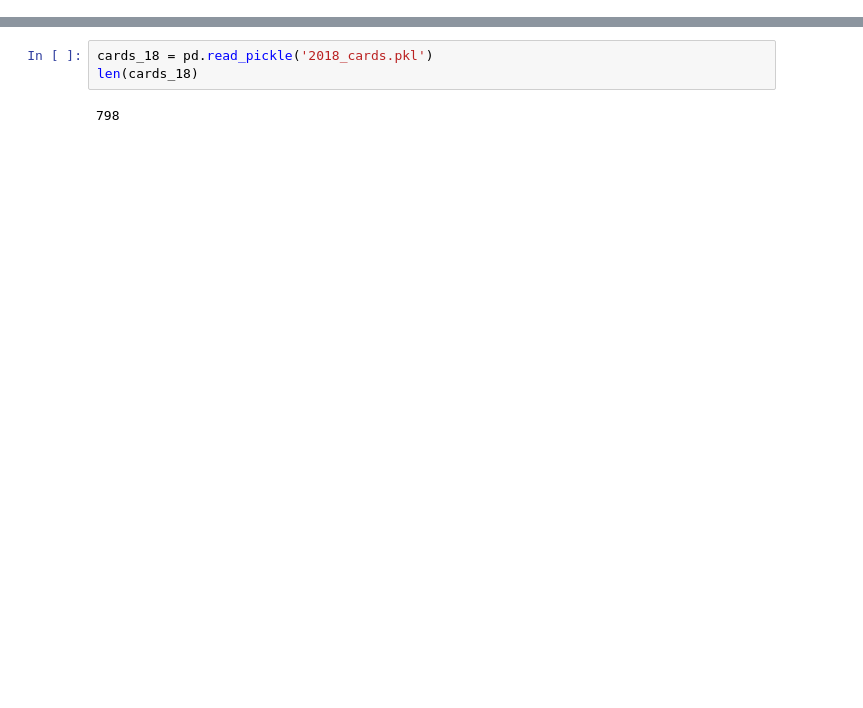
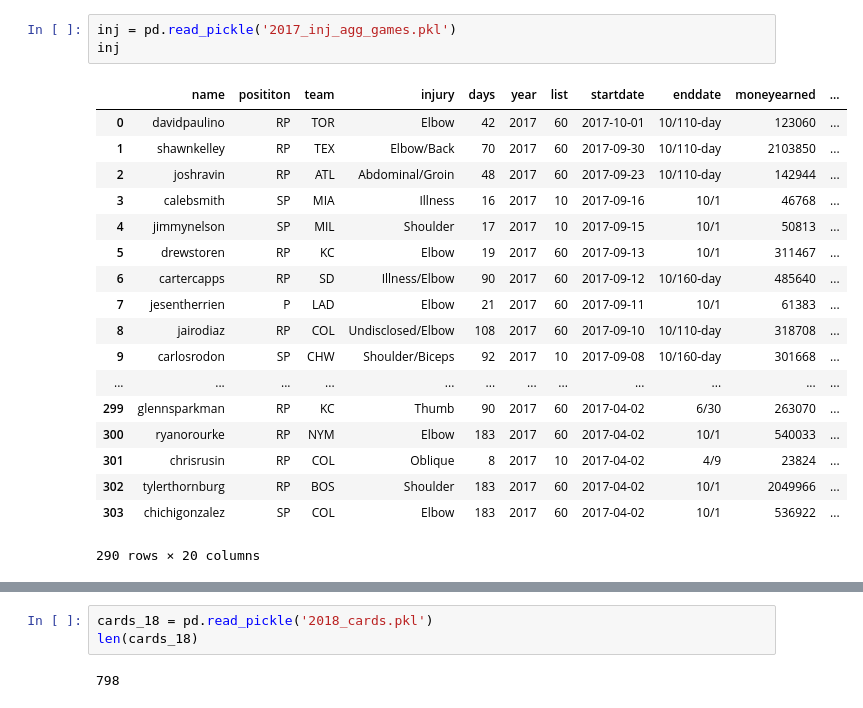
Before and after one commit to t-phill/mlb_injuries, a Jupyter notebook: pickles/pickles.ipynb, the cells around one changed output, grey strips where cells are left out. Drawn from its saved outputs; the diff is of its cells as text; blank space fills up the shorter version.

```diff
--- a/pickles/pickles.ipynb
+++ b/pickles/pickles.ipynb
@@ -7,0 +42,22 @@ pd.set_option('display.max_columns', 500)
+# %%
+inj = pd.read_pickle('2017_inj_agg_games.pkl')
+inj
+# %% [output]
+|  | name | posititon | team | injury | days | year | list | startdate | enddate | moneyearned | ... |
+| 0 | davidpaulino | RP | TOR | Elbow | 42 | 2017 | 60 | 2017-10-01 | 10/110-day | 123060 | ... |
+| 1 | shawnkelley | RP | TEX | Elbow/Back | 70 | 2017 | 60 | 2017-09-30 | 10/110-day | 2103850 | ... |
+| 2 | joshravin | RP | ATL | Abdominal/Groin | 48 | 2017 | 60 | 2017-09-23 | 10/110-day | 142944 | ... |
+| 3 | calebsmith | SP | MIA | Illness | 16 | 2017 | 10 | 2017-09-16 | 10/1 | 46768 | ... |
+| 4 | jimmynelson | SP | MIL | Shoulder | 17 | 2017 | 10 | 2017-09-15 | 10/1 | 50813 | ... |
+| 5 | drewstoren | RP | KC | Elbow | 19 | 2017 | 60 | 2017-09-13 | 10/1 | 311467 | ... |
+| 6 | cartercapps | RP | SD | Illness/Elbow | 90 | 2017 | 60 | 2017-09-12 | 10/160-day | 485640 | ... |
+| 7 | jesentherrien | P | LAD | Elbow | 21 | 2017 | 60 | 2017-09-11 | 10/1 | 61383 | ... |
+| 8 | jairodiaz | RP | COL | Undisclosed/Elbow | 108 | 2017 | 60 | 2017-09-10 | 10/110-day | 318708 | ... |
+| 9 | carlosrodon | SP | CHW | Shoulder/Biceps | 92 | 2017 | 10 | 2017-09-08 | 10/160-day | 301668 | ... |
+| ... | ... | ... | ... | ... | ... | ... | ... | ... | ... | ... | ... |
+| 299 | glennsparkman | RP | KC | Thumb | 90 | 2017 | 60 | 2017-04-02 | 6/30 | 263070 | ... |
+| 300 | ryanorourke | RP | NYM | Elbow | 183 | 2017 | 60 | 2017-04-02 | 10/1 | 540033 | ... |
+| 301 | chrisrusin | RP | COL | Oblique | 8 | 2017 | 10 | 2017-04-02 | 4/9 | 23824 | ... |
+| 302 | tylerthornburg | RP | BOS | Shoulder | 183 | 2017 | 60 | 2017-04-02 | 10/1 | 2049966 | ... |
+| 303 | chichigonzalez | SP | COL | Elbow | 183 | 2017 | 60 | 2017-04-02 | 10/1 | 536922 | ... |
+290 rows × 20 columns
```
Also changed, not shown: parts of 14 cells of this notebook.
